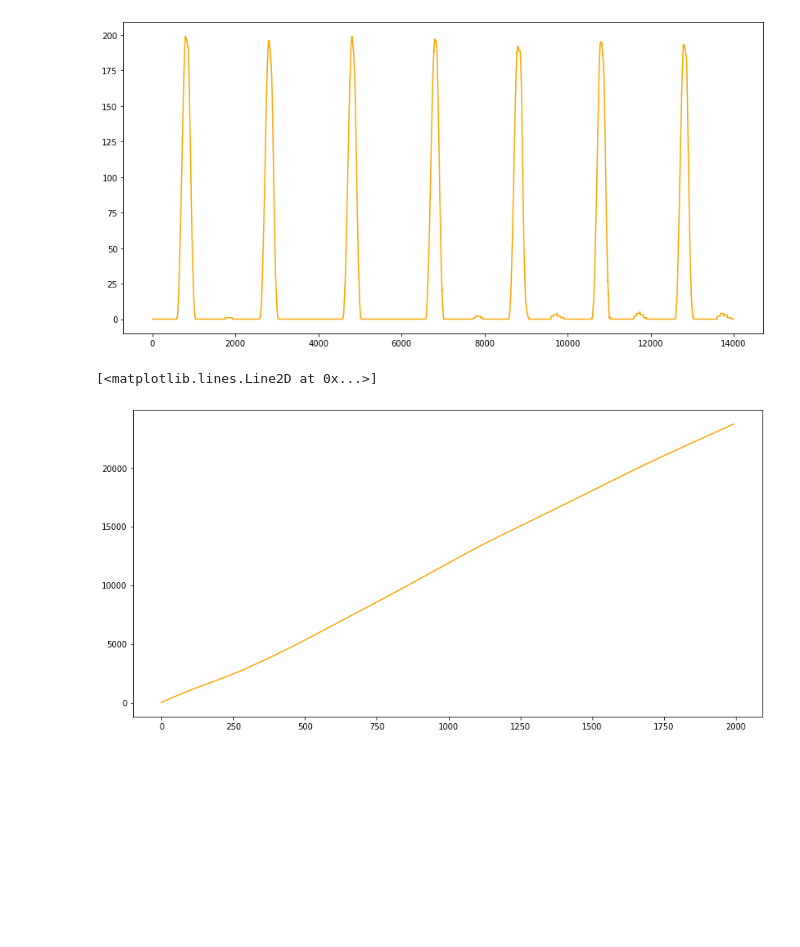
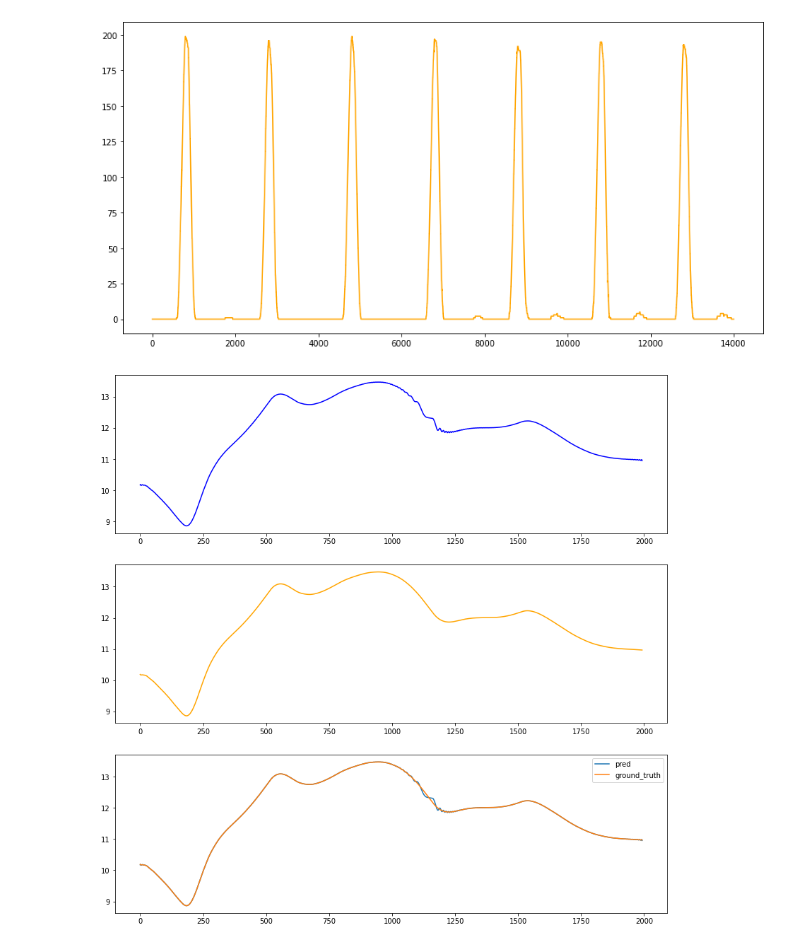
Before and after one commit to AlexPasqua/MLCMS-exercises, a Jupyter notebook: EX5/src/task5.ipynb, the cells around one changed output. Saved outputs shown, nothing was run; the diff lists cells and outputs as text; code cells hidden in the pictures; blank space fills up the shorter version.

```diff
--- a/EX5/src/task5.ipynb
+++ b/EX5/src/task5.ipynb
@@ -125,5 +130,7 @@ axs[1].scatter(lowest_dist_idx, arclens[lowest_dist_idx], c='red')
 # %%
 # create the final vector field, showing a single period
+%matplotlib inline
+plt.rcParams["figure.figsize"] = (14,7)
 period_speeds = speeds[:lowest_dist_idx]
 period_speeds_x = [i * 2 * math.pi / len(period_speeds) for i in range(len(period_speeds))]
 plt.plot(period_speeds_x, period_speeds)
@@ -146,14 +153,3 @@ plt.plot(x_original[:,0], c='orange')
 # %% [output]
 [<matplotlib.lines.Line2D at 0x...>]
 [figure]
-# %%
-pred_mi = []
-point = x_original[0,1]
-pred_mi.append(point)
-for i in range(len(period_speeds)):
-    point += period_speeds[i]
-    pred_mi.append(point)
-plt.plot(pred_mi, c='orange')
-# %% [output]
-[<matplotlib.lines.Line2D at 0x...>]
-[figure, removed]
@@ -159,0 +163,20 @@ plt.plot(pred_mi, c='orange')
+# %%
+# utilize best delta_t, plot results
+n_bases = 1000
+eps = 100.0
+arclens_data = np.expand_dims(np.array(arclens[:len(period_speeds)]), 1)
+period_speeds_data = np.expand_dims(np.array(period_speeds), 1)
+centers = arclens_data[np.random.choice(range(arclens_data.shape[0]), replace=False, size=1000)]
+C, res, _, _, _, eps, phi = approx_nonlin_func(data=(arclens_data,period_speeds_data), n_bases=n_bases, eps=eps, centers=centers)
+# %%
+%matplotlib inline
+predicted_speeds = phi @ C
+fig, axs = plt.subplots(3,1, figsize=(14,14))
+axs[0].plot(predicted_speeds, c='blue')
+axs[1].plot(period_speeds, c='orange')
+axs[2].plot(predicted_speeds, label="pred")
+axs[2].plot(period_speeds, label="ground_truth")
+plt.legend()
+plt.show()
+# %% [output]
+[figure, added]
```
Also changed, not shown: parts of 9 cells of this notebook, 1 other file.
